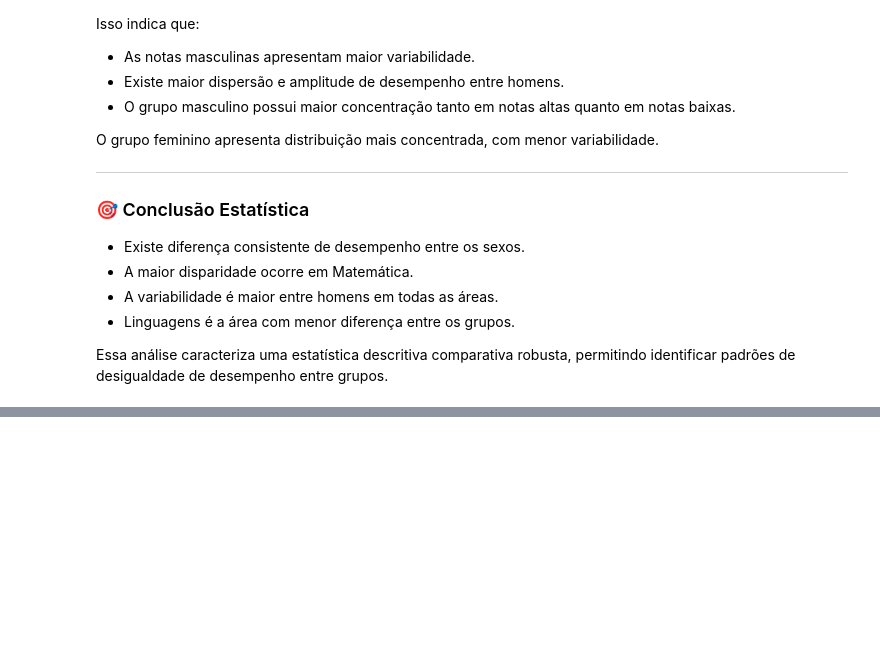
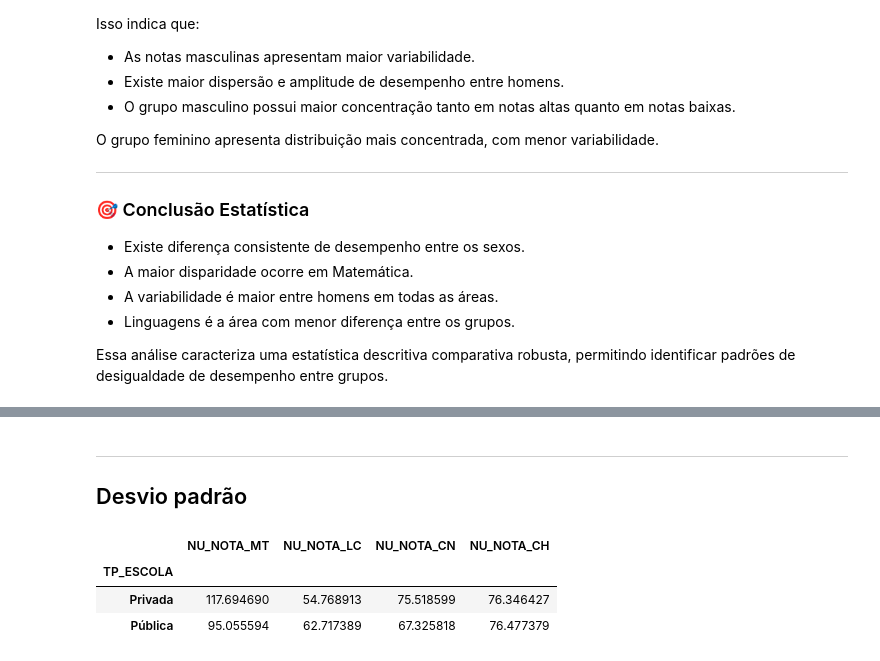
Before and after one commit to wellitonrocha/data_science_journey, a Jupyter notebook: Semana05_Estatistica_ENEM/enem_stats.ipynb, the cells around one changed output, grey strips where cells are left out. Saved outputs shown, nothing was run; the diff lists cells and outputs as text; code cells hidden in the pictures; blank space fills up the shorter version.

```diff
--- a/Semana05_Estatistica_ENEM/enem_stats.ipynb
+++ b/Semana05_Estatistica_ENEM/enem_stats.ipynb
@@ -391,0 +457,13 @@ Essa análise caracteriza uma estatística descritiva comparativa robusta, permi
+# %% [markdown]
+---
+## Desvio padrão
+# %%
+df_escola.groupby("TP_ESCOLA")[["NU_NOTA_MT",
+                                 "NU_NOTA_LC",
+                                 "NU_NOTA_CN",
+                                 "NU_NOTA_CH"]].std()
+# %% [output]
+|  | NU_NOTA_MT | NU_NOTA_LC | NU_NOTA_CN | NU_NOTA_CH |
+| TP_ESCOLA |  |  |  |  |
+| Privada | 117.694690 | 54.768913 | 75.518599 | 76.346427 |
+| Pública | 95.055594 | 62.717389 | 67.325818 | 76.477379 |
```
Also changed, not shown: parts of 13 cells of this notebook, 1 other file.
